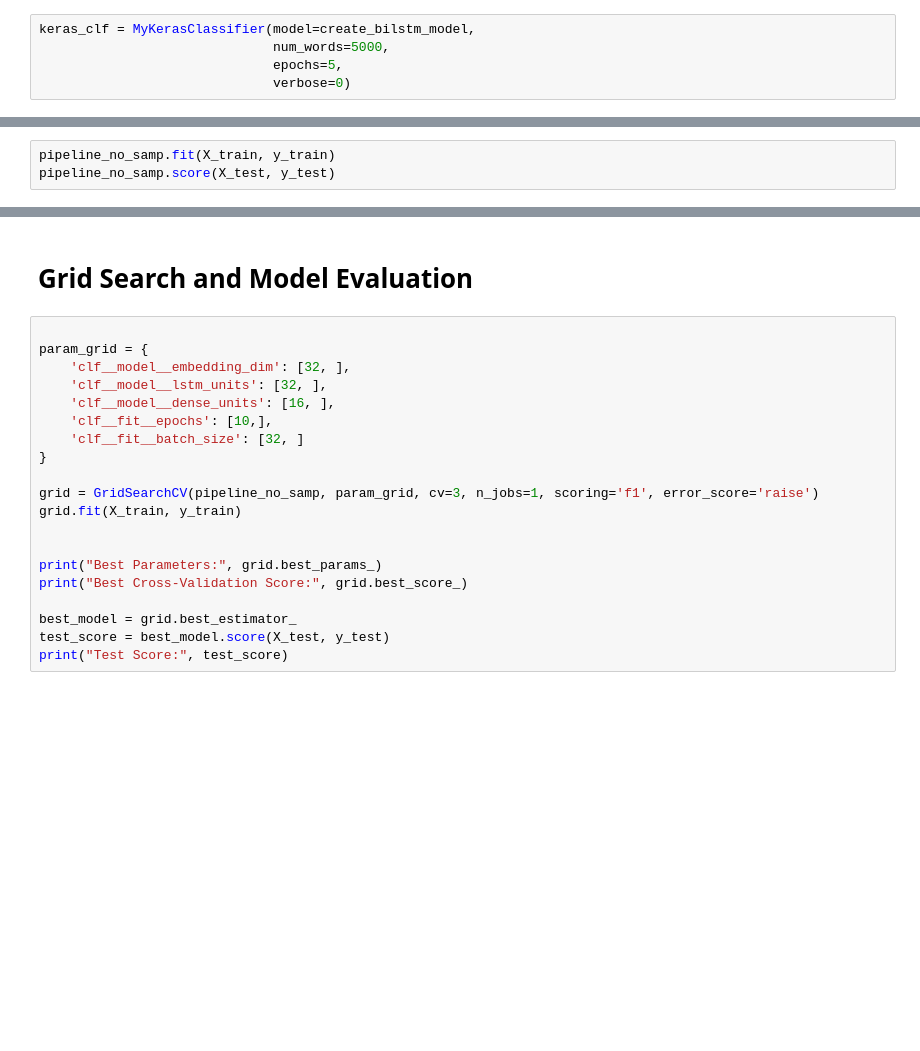
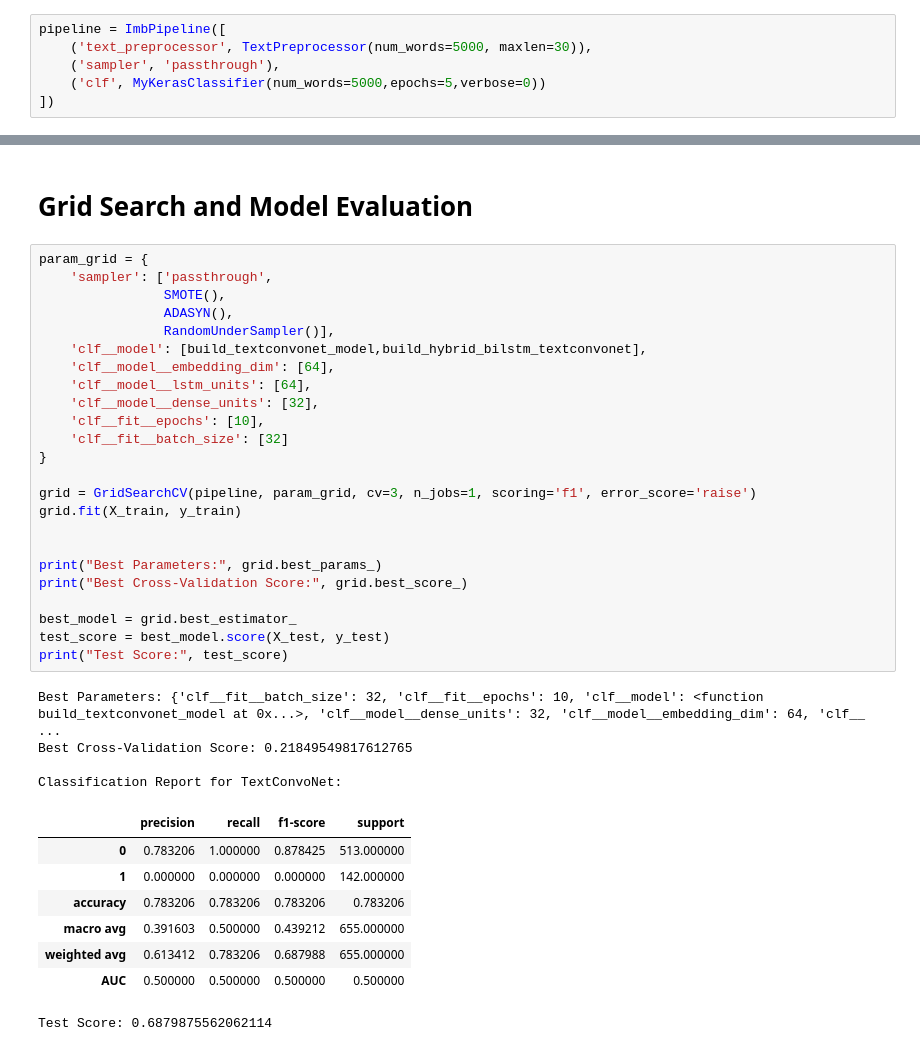
Before and after one commit to IdrissPro/NLP, a Jupyter notebook: NLP.ipynb, the cells around one changed output, grey strips where cells are left out. Cells and saved outputs as stored; diff of their text form; blank space fills up the shorter version.

Commit message:
Add functionality for enhanced text preprocessing

```diff
--- a/NLP.ipynb
+++ b/NLP.ipynb
@@ -436,7 +509,8 @@ def train_test_split_by_date(X, y, date="2023-01-01",**kyargs):
     y_train_time, y_test_time = y[train_idx], y[test_idx]
     return X_train_time,X_test_time,y_train_time,y_test_time
 # %%
-keras_clf = MyKerasClassifier(model=create_bilstm_model,
-                              num_words=5000,
-                              epochs=5,
-                              verbose=0)
+pipeline = ImbPipeline([
+    ('text_preprocessor', TextPreprocessor(num_words=5000, maxlen=30)),
+    ('sampler', 'passthrough'),
+    ('clf', MyKerasClassifier(num_words=5000,epochs=5,verbose=0))
+])
@@ -478,6 +518,3 @@ pipelines["ADASYN"] = pipeline_adasyn
 
 X_train, X_test, y_train, y_test = train_test_split(X_text, y, test_size=0.2, random_state=42)
 X_train_time, X_test_time, y_train_time, y_test_time = train_test_split_by_date(X_text,y)
-# %%
-pipeline_no_samp.fit(X_train, y_train)
-pipeline_no_samp.score(X_test, y_test)
@@ -500,22 +521,39 @@ AUC: 0.507
 # %% [markdown]
 # Grid Search and Model Evaluation
 # %%
-
 param_grid = {
-    'clf__model__embedding_dim': [32, ],
-    'clf__model__lstm_units': [32, ],
-    'clf__model__dense_units': [16, ],
-    'clf__fit__epochs': [10,],
-    'clf__fit__batch_size': [32, ]
+    'sampler': ['passthrough',
+                SMOTE(),
+                ADASYN(),
+                RandomUnderSampler()],
+    'clf__model': [build_textconvonet_model,build_hybrid_bilstm_textconvonet],
+    'clf__model__embedding_dim': [64],
+    'clf__model__lstm_units': [64],
+    'clf__model__dense_units': [32],
+    'clf__fit__epochs': [10],
+    'clf__fit__batch_size': [32]
 }
 
-grid = GridSearchCV(pipeline_no_samp, param_grid, cv=3, n_jobs=1, scoring='f1', error_score='raise')
+grid = GridSearchCV(pipeline, param_grid, cv=3, n_jobs=1, scoring='f1', error_score='raise')
 grid.fit(X_train, y_train)
 
 
 print("Best Parameters:", grid.best_params_)
 print("Best Cross-Validation Score:", grid.best_score_)
 
 best_model = grid.best_estimator_
 test_score = best_model.score(X_test, y_test)
 print("Test Score:", test_score)
+# %% [output]
+Best Parameters: {'clf__fit__batch_size': 32, 'clf__fit__epochs': 10, 'clf__model': <function build_textconvonet_model at 0x...>, 'clf__model__dense_units': 32, 'clf__model__embedding_dim': 64, 'clf__ ...
+Best Cross-Validation Score: 0.21849549817612765
+
+Classification Report for TextConvoNet:
+|  | precision | recall | f1-score | support |
+| 0 | 0.783206 | 1.000000 | 0.878425 | 513.000000 |
+| 1 | 0.000000 | 0.000000 | 0.000000 | 142.000000 |
+| accuracy | 0.783206 | 0.783206 | 0.783206 | 0.783206 |
+| macro avg | 0.391603 | 0.500000 | 0.439212 | 655.000000 |
+| weighted avg | 0.613412 | 0.783206 | 0.687988 | 655.000000 |
+| AUC | 0.500000 | 0.500000 | 0.500000 | 0.500000 |
+Test Score: 0.6879875562062114
```
Also changed, not shown: parts of 11 cells of this notebook.
